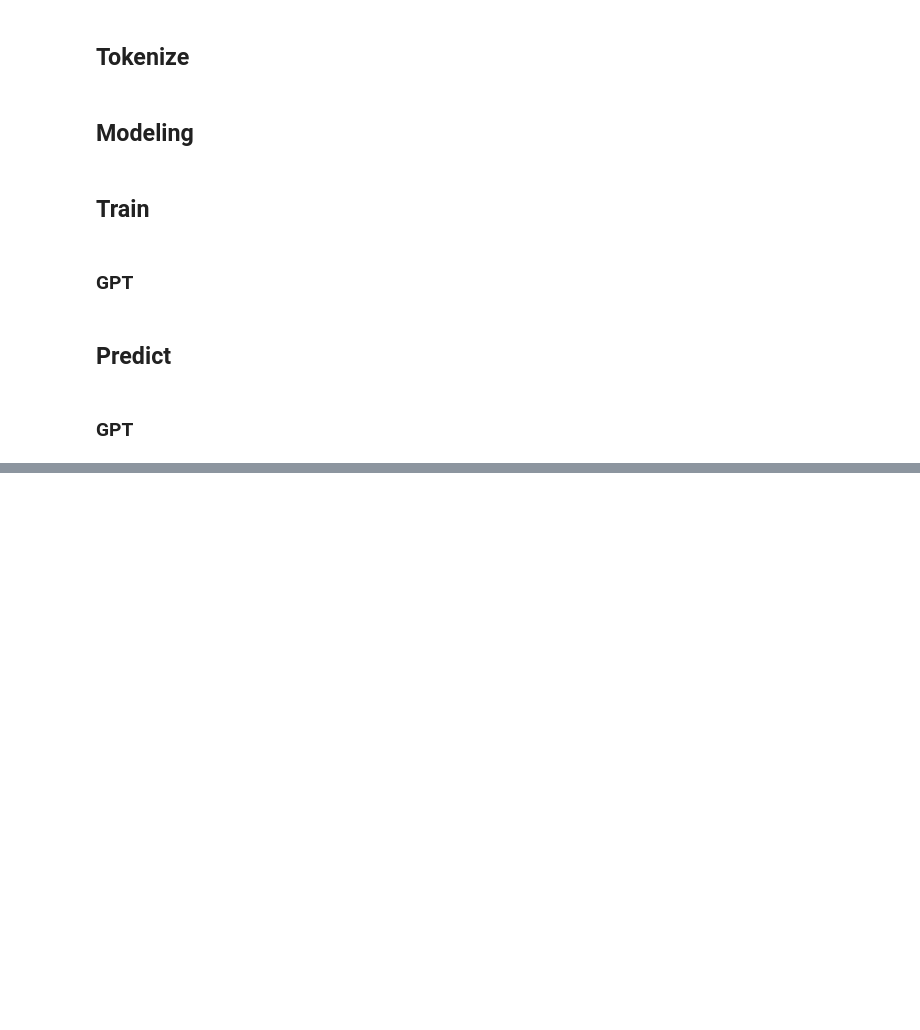
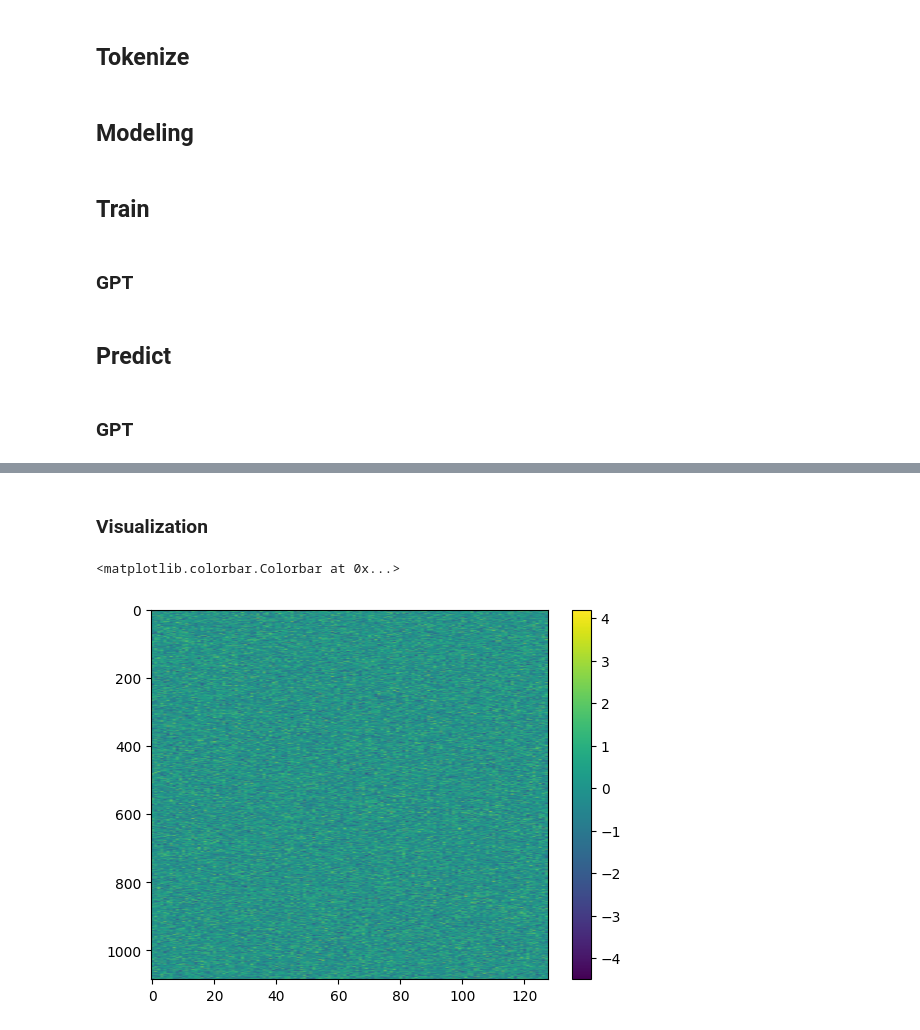
Before and after one commit to emeraldgoose/hcrot, a Jupyter notebook: notebooks/simple_gpt.ipynb, the cells around one changed output, grey strips where cells are left out. Drawn from its saved outputs; the diff is of its cells as text; code cells hidden in the pictures; blank space fills up the shorter version.

```diff
--- a/notebooks/simple_gpt.ipynb
+++ b/notebooks/simple_gpt.ipynb
@@ -13,5 +15,14 @@ from hcrot import layers, optim
 from hcrot.dataset import *
 from hcrot.utils import *
 # %%
+f = lambda s: s[-1]
 with open('datasets/data.txt', 'r', encoding='utf-8') as f:
-    sentences = list(filter(lambda x: len(x), f.read().split('\n')))
+    sentences = []
+    texts = list(filter(lambda x: len(x), f.read().split('\n')))
+    for sentence in texts:
+        if ',' in sentence:
+            half = sentence.split(',')[0]
+            sentences.append(half)
+            sentences.append(half + '.')
+        sentences.append(sentence)
+        sentences.append(sentence[:-1])
@@ -81,3 +100,6 @@ while iterations < MAX_ITERATIONS and len(vocabulary) < max_vocab_size:
+# %%
+with open("notebooks/vocab.txt") as f:
+    vocabulary = f.read().split("\n")
 # %%
 class BPETokenizer:
     def __init__(self, vocab: list, max_len = 52):
@@ -202,3 +178,18 @@ class GPT(layers.Module):
+# %%
+class GPTModel(layers.Module):
+    def __init__(self, vocab_size, max_len, embed_dim, num_heads, num_layers):
+        super().__init__()
+        self.embed = layers.GPTEmbedding(vocab_size, embed_dim, max_len)
+        self.blocks = layers.Sequential(*[layers.GPTBlock(embed_dim, num_heads) for _ in range(num_layers)])
+        self.ln_f = layers.LayerNorm(embed_dim)
+        self.fc_out = layers.Linear(embed_dim, vocab_size)
+
+    def forward(self, x):
+        x = self.embed(x)
+        for mod in self.blocks:
+            x = mod(x)
+        x = self.ln_f(x)
+        return self.fc_out(x)
 # %% [markdown]
 ## Train
 # %% [markdown]
@@ -206,12 +197,12 @@ class GPT(layers.Module):
 # %%
 embed_size = 128
 num_heads = 8
-num_layers = 2
+num_layers = 3
 max_len = tokenizer.max_len
 vocab_size = tokenizer.vocab_size
 
-model = GPT(vocab_size, embed_size, num_heads, num_layers, max_len=max_len)
-# model.load_state_dict(load('notebooks/gpt.pickle'))
+model = GPTModel(vocab_size=vocab_size, embed_dim=embed_size, num_heads=num_heads, num_layers=num_layers, max_len=max_len)
+model.load_state_dict(load('notebooks/gpt2.pkl'))
 
 criterion = layers.CrossEntropyLoss()
 optimizer = optim.AdamW(model, lr_rate=1e-4, betas=(0.9, 0.95))
@@ -223,7 +214,7 @@ targets = tokenized[:, 1:]
 dataloader = Dataloader(inputs, targets, batch_size=4, shuffle=True)
 mini_batch_len = len(dataloader)
 
-num_epochs = 300
+num_epochs = 10
 pbar = tqdm(range(num_epochs))
 for epoch in pbar:
     total_loss = 0
@@ -323,0 +354,11 @@ top_k_top_p: Greate minds think alike, but they also think differently they also
+# %% [markdown]
+### Visualization
+# %%
+import matplotlib.pyplot as plt
+
+W = model.embed.token_embed.weight  # (vocab, dim)
+plt.imshow(W, aspect="auto")
+plt.colorbar()
+# %% [output]
+<matplotlib.colorbar.Colorbar at 0x...>
+[figure, added]
```
Also changed, not shown: parts of 12 cells of this notebook, 5 other files.
